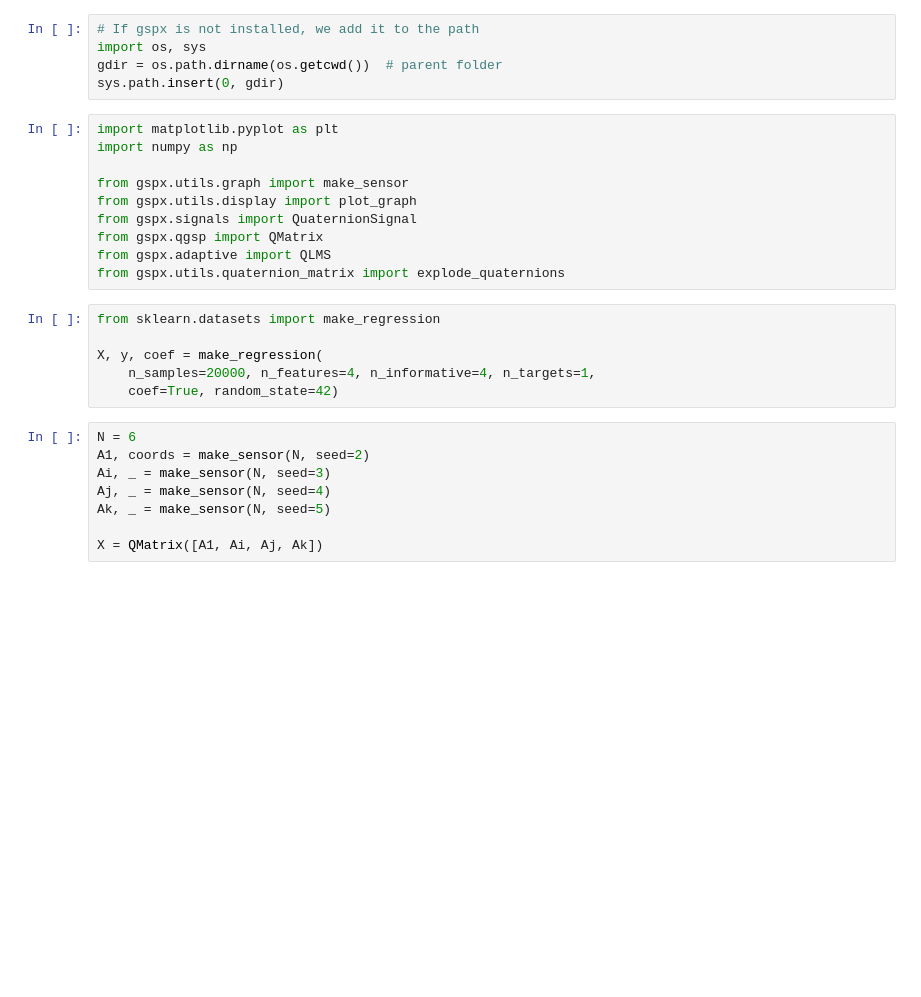
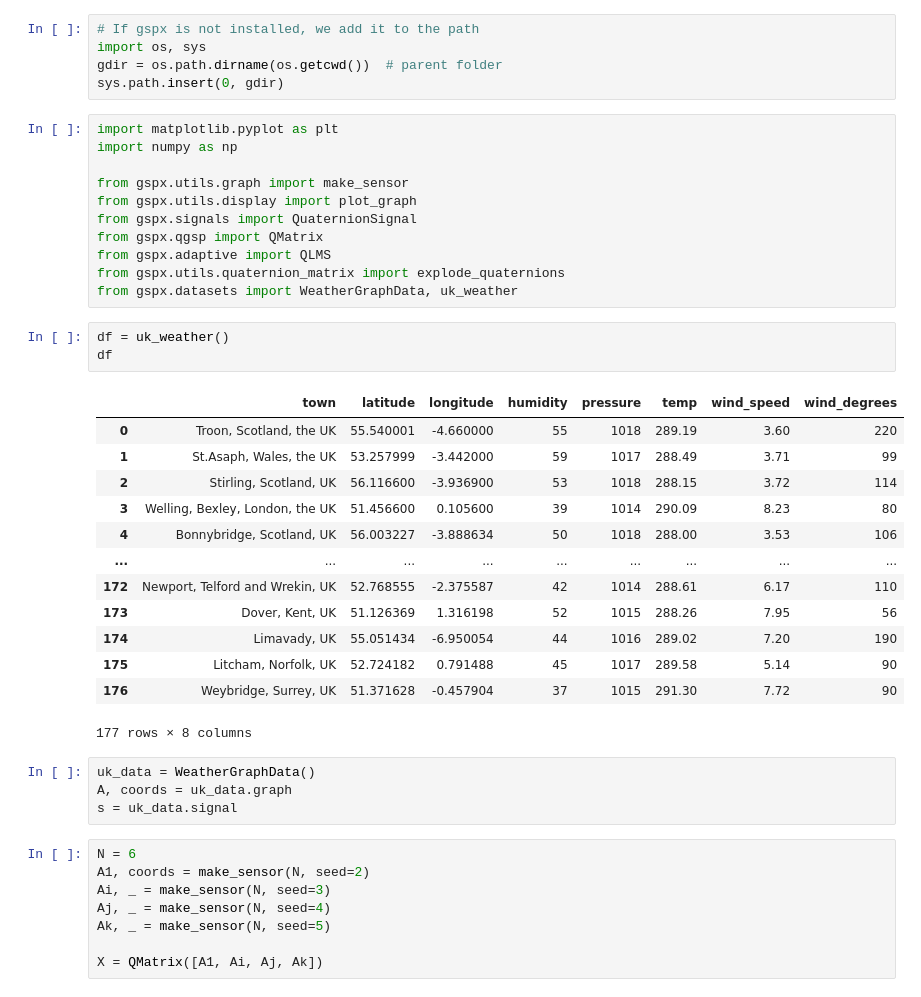
Before and after one commit to gboaviagem/gspx, a Jupyter notebook: notebooks/05_qlms_tests.ipynb, the cells around one changed output. Cells and saved outputs as stored; diff of their text form; blank space fills up the shorter version.

Commit message:
Add WeatherGraphData.

```diff
--- a/notebooks/05_qlms_tests.ipynb
+++ b/notebooks/05_qlms_tests.ipynb
@@ -13,12 +13,28 @@ from gspx.signals import QuaternionSignal
 from gspx.qgsp import QMatrix
 from gspx.adaptive import QLMS
 from gspx.utils.quaternion_matrix import explode_quaternions
+from gspx.datasets import WeatherGraphData, uk_weather
-# %%
-from sklearn.datasets import make_regression
-
-X, y, coef = make_regression(
-    n_samples=20000, n_features=4, n_informative=4, n_targets=1,
-    coef=True, random_state=42)
+# %%
+df = uk_weather()
+df
+# %% [output]
+|  | town | latitude | longitude | humidity | pressure | temp | wind_speed | wind_degrees |
+| 0 | Troon, Scotland, the UK | 55.540001 | -4.660000 | 55 | 1018 | 289.19 | 3.60 | 220 |
+| 1 | St.Asaph, Wales, the UK | 53.257999 | -3.442000 | 59 | 1017 | 288.49 | 3.71 | 99 |
+| 2 | Stirling, Scotland, UK | 56.116600 | -3.936900 | 53 | 1018 | 288.15 | 3.72 | 114 |
+| 3 | Welling, Bexley, London, the UK | 51.456600 | 0.105600 | 39 | 1014 | 290.09 | 8.23 | 80 |
+| 4 | Bonnybridge, Scotland, UK | 56.003227 | -3.888634 | 50 | 1018 | 288.00 | 3.53 | 106 |
+| ... | ... | ... | ... | ... | ... | ... | ... | ... |
+| 172 | Newport, Telford and Wrekin, UK | 52.768555 | -2.375587 | 42 | 1014 | 288.61 | 6.17 | 110 |
+| 173 | Dover, Kent, UK | 51.126369 | 1.316198 | 52 | 1015 | 288.26 | 7.95 | 56 |
+| 174 | Limavady, UK | 55.051434 | -6.950054 | 44 | 1016 | 289.02 | 7.20 | 190 |
+| 175 | Litcham, Norfolk, UK | 52.724182 | 0.791488 | 45 | 1017 | 289.58 | 5.14 | 90 |
+| 176 | Weybridge, Surrey, UK | 51.371628 | -0.457904 | 37 | 1015 | 291.30 | 7.72 | 90 |
+177 rows × 8 columns
+# %%
+uk_data = WeatherGraphData()
+A, coords = uk_data.graph
+s = uk_data.signal
 # %%
 N = 6
 A1, coords = make_sensor(N, seed=2)
```
Also changed, not shown: 5 other files.
